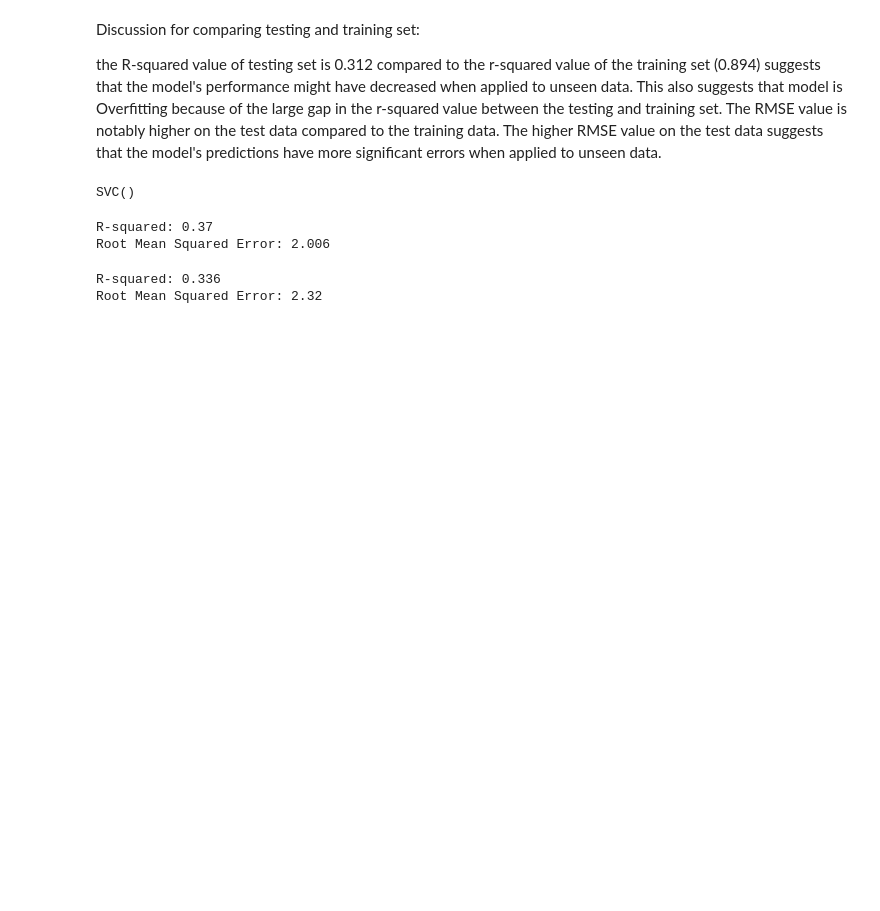
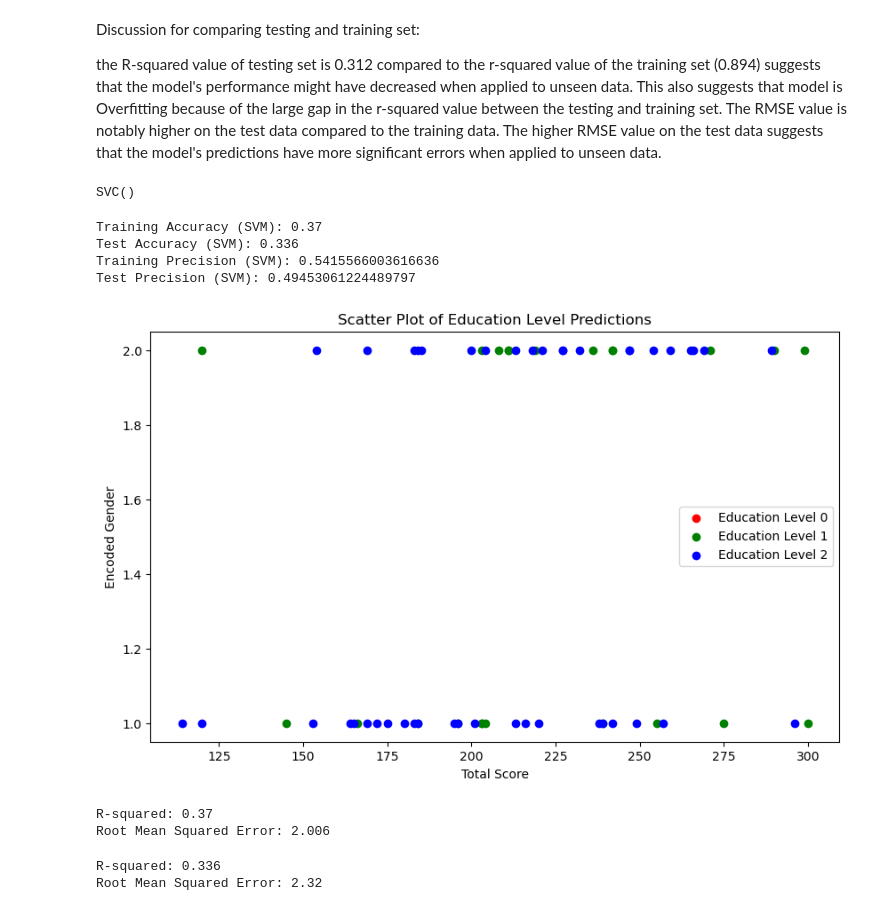
Before and after one commit to 44-566-Machine-Learning-S24/ml-s24-project-aarjap1, a Jupyter notebook: classification.ipynb, the cells around one changed output. Cells and saved outputs as stored; diff of their text form; code cells hidden in the pictures; blank space fills up the shorter version.

```diff
--- a/classification.ipynb
+++ b/classification.ipynb
@@ -119,6 +147,51 @@ svm_classifier = SVC()
 svm_classifier.fit(X_train,y_train)
 # %% [output]
 SVC()
+# %%
+from sklearn.metrics import accuracy_score, precision_score
+
+# Predictions on the training set
+y_train_pred_svm = svm_classifier.predict(X_train)
+
+# Predictions on the test set
+y_test_pred_svm = svm_classifier.predict(X_test)
+
+# Calculate accuracy
+train_accuracy_svm = accuracy_score(y_train, y_train_pred_svm)
+test_accuracy_svm = accuracy_score(y_test, y_test_pred_svm)
+
+# Calculate precision with zero_division parameter set to 1 to avoid warning
+train_precision_svm = precision_score(y_train, y_train_pred_svm, average='weighted', zero_division=1)
+test_precision_svm = precision_score(y_test, y_test_pred_svm, average='weighted', zero_division=1)
+
+print("Training Accuracy (SVM):", train_accuracy_svm)
+print("Test Accuracy (SVM):", test_accuracy_svm)
+print("Training Precision (SVM):", train_precision_svm)
+print("Test Precision (SVM):", test_precision_svm)
+# %% [output]
+Training Accuracy (SVM): 0.37
+Test Accuracy (SVM): 0.336
+Training Precision (SVM): 0.5415566003616636
+Test Precision (SVM): 0.49453061224489797
+# %%
+
+# Create scatter plot
+plt.figure(figsize=(10, 6))
+
+# Plot for education level 0
+plt.scatter(X_test[y_test == 0]["Total_Score"], X_test[y_test == 0]["encoded_gender"], color='r', label='Education Level 0')
+# Plot for education level 1
+plt.scatter(X_test[y_test == 1]["Total_Score"], X_test[y_test == 1]["encoded_gender"], color='g', label='Education Level 1')
+# Plot for education level 2
+plt.scatter(X_test[y_test == 2]["Total_Score"], X_test[y_test == 2]["encoded_gender"], color='b', label='Education Level 2')
+
+plt.title('Scatter Plot of Education Level Predictions')
+plt.xlabel('Total Score')
+plt.ylabel('Encoded Gender')
+plt.legend()
+plt.show()
+# %% [output]
+[figure, added]
 # %%
 from sklearn.metrics import mean_squared_error
 
```
Also changed, not shown: parts of 4 cells of this notebook, 4 other files.
